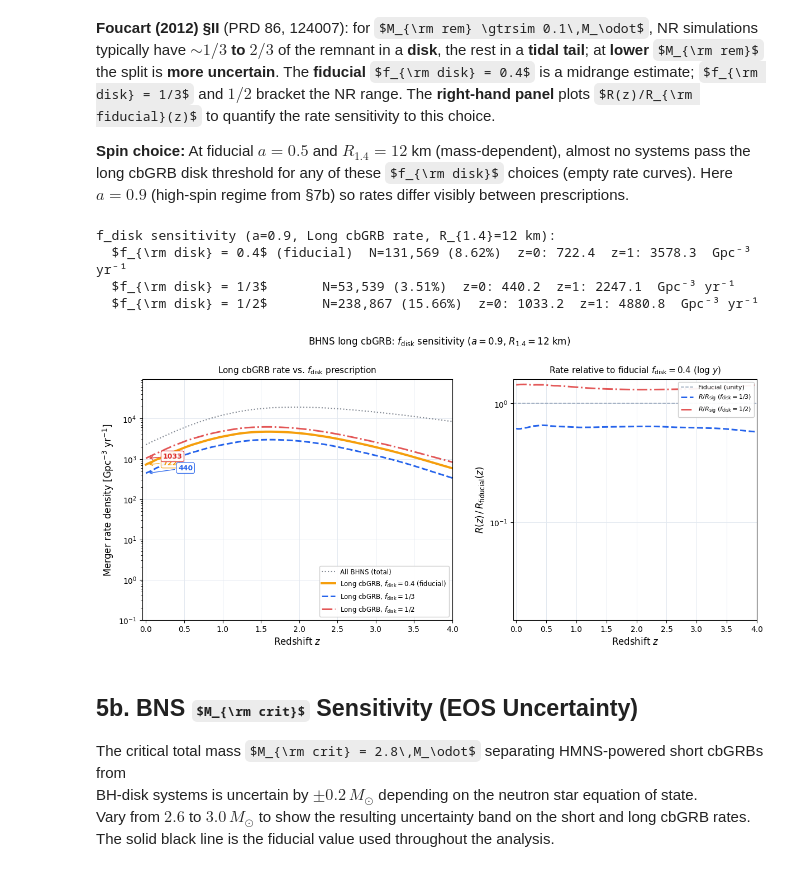
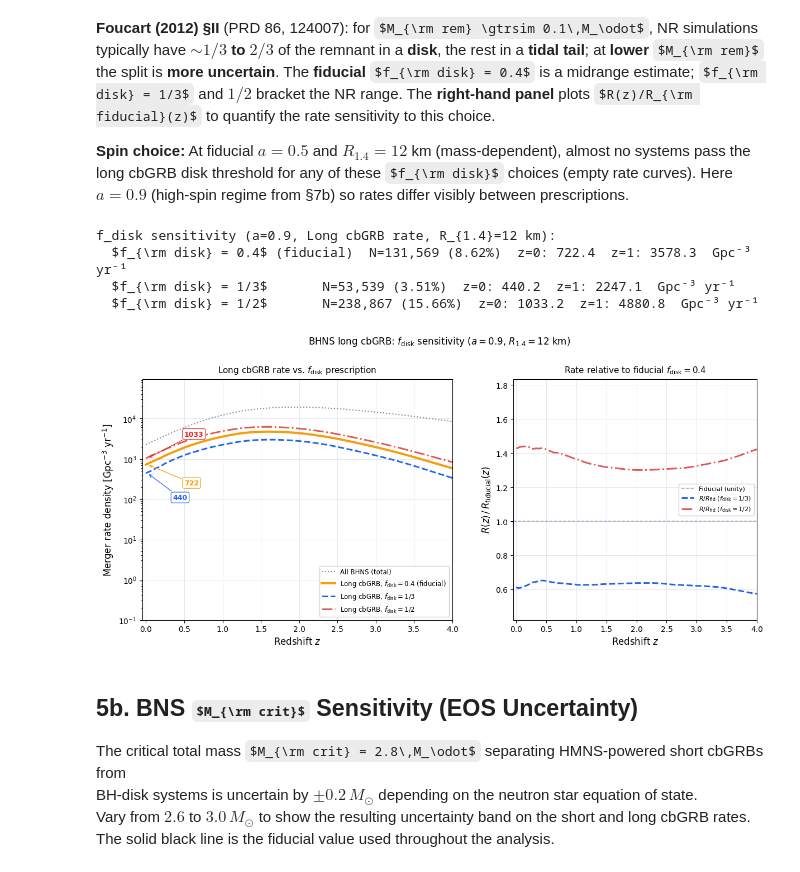
Before and after one commit to jorodgrz/GRBproject, a Jupyter notebook: GRB_CosmicRate.ipynb, the cells around one changed output. Cells and saved outputs as stored; diff of their text form; code cells hidden in the pictures; some formulas as TeX source.

```diff
--- a/GRB_CosmicRate.ipynb
+++ b/GRB_CosmicRate.ipynb
@@ -554,31 +554,36 @@ if merged:
     z0_mid = float(np.sqrt(z0_sig * z0_half))
     ax_r.annotate(
         f'{z0_sig:.0f} / {z0_half:.0f}\n$f_{{\\rm disk}}=0.4$ & $1/2$',
-        xy=(0.02, z0_mid), xytext=(0.26, z0_mid * 1.14),
+        xy=(0.02, z0_mid), xytext=(0.55, z0_mid * 2.8),
         color='#B45309', fontsize=8, fontweight='bold', va='center', ha='left',
         arrowprops=dict(arrowstyle='->', color='#B45309', lw=0.9),
         bbox=dict(boxstyle='round,pad=0.3', facecolor='#FFFBEB',
                   edgecolor='#F59E0B', alpha=0.95, lw=1.0),
     )
 else:
-    for label in (sig_key, half_key):
-        rate = merger_rates_BHNS_fdisk[label]
-        if rate.max() <= 0:
-            continue
-        zv = rate[0]
-        c = fdisk_colors[label]
+    if z0_half > 0:
         ax_r.annotate(
-            f'{zv:.0f}',
-            xy=(0.02, zv), xytext=(0.22, zv * 1.12),
-            color=c, fontsize=9, fontweight='bold', va='center',
-            arrowprops=dict(arrowstyle='->', color=c, lw=0.9),
-            bbox=dict(boxstyle='round,pad=0.25', facecolor='white', edgecolor=c, alpha=0.92, lw=0.9),
+            f'{z0_half:.0f}',
+            xy=(0.02, z0_half), xytext=(0.50, z0_half * 4.0),
+            color=fdisk_colors[half_key], fontsize=9, fontweight='bold', va='center',
+            arrowprops=dict(arrowstyle='->', color=fdisk_colors[half_key], lw=0.9),
+            bbox=dict(boxstyle='round,pad=0.25', facecolor='white',
+                      edgecolor=fdisk_colors[half_key], alpha=0.92, lw=0.9),
+        )
+    if z0_sig > 0:
+        ax_r.annotate(
+            f'{z0_sig:.0f}',
+            xy=(0.02, z0_sig), xytext=(0.50, z0_sig * 0.35),
+            color=fdisk_colors[sig_key], fontsize=9, fontweight='bold', va='center',
+            arrowprops=dict(arrowstyle='->', color=fdisk_colors[sig_key], lw=0.9),
+            bbox=dict(boxstyle='round,pad=0.25', facecolor='white',
+                      edgecolor=fdisk_colors[sig_key], alpha=0.92, lw=0.9),
         )
 
 if z0_third > 0:
     ax_r.annotate(
         f'{z0_third:.0f}',
-        xy=(0.02, z0_third), xytext=(0.42, z0_third * 1.35),
+        xy=(0.02, z0_third), xytext=(0.35, z0_third * 0.25),
         color=fdisk_colors[third_key], fontsize=9, fontweight='bold', va='center',
         arrowprops=dict(arrowstyle='->', color=fdisk_colors[third_key], lw=0.9),
         bbox=dict(boxstyle='round,pad=0.25', facecolor='white',
@@ -618,7 +623,9 @@ ax_r.set_axisbelow(True)
 
 
 # --- Ratio panel: R(z) / R_fiducial(z) ---
-r_sig = np.maximum(merger_rates_BHNS_fdisk[sig_key], 1e-99)
+r_sig = merger_rates_BHNS_fdisk[sig_key].copy()
+_sig_threshold = 0.01 * r_sig.max()
+_all_ratios = []
 ax_q.axhline(1.0, color='#94A3B8', ls='--', lw=1.1, zorder=1, label='Fiducial (unity)')
 for label, fdc in fdisk_order:
     if label == sig_key:
@@ -627,46 +634,50 @@ for label, fdc in fdisk_order:
     if rate.max() <= 0:
         continue
     ratio = np.divide(
-        rate, r_sig, out=np.full_like(rate, np.nan), where=r_sig > 0,
+        rate, r_sig, out=np.full_like(rate, np.nan),
+        where=r_sig > _sig_threshold,
     )
     c = fdisk_colors[label]
     ls = fdisk_linestyles[label]
     lw = fdisk_lw[label]
     alpha = 0.78 if label == half_key else 1.0
     ax_q.plot(
         redshifts, ratio, color=c, ls=ls, lw=lw, alpha=alpha,
-        label=f'$R/R_{{\\rm sig}}$ ({label})', zorder=2,
+        label=f'$R/R_{{\\rm fid}}$ ({label})', zorder=2,
     )
+    _all_ratios.append(ratio)
+
+_ratio_max = max(float(np.nanmax(r)) for r in _all_ratios) if _all_ratios else 1.0
+_ratio_min = min(float(np.nanmin(r)) for r in _all_ratios) if _all_ratios else 0.0
+_y_top_q = max(1.15, _ratio_max * 1.15)
+_y_bot_q = max(0, _ratio_min * 0.85 - 0.05)
 
 ax_q.set_xlim(-0.05, 4)
+ax_q.set_ylim(_y_bot_q, _y_top_q)
 ax_q.set_xlabel('Redshift $z$', fontsize=12)
 ax_q.set_ylabel(r'$R(z)\,/\,R_{\rm fiducial}(z)$', fontsize=12)
-ax_q.set_title('Rate relative to fiducial $f_{\\rm disk}=0.4$ (log $y$)', fontsize=11, pad=8)
-ax_q.legend(fontsize=8, loc='upper right', framealpha=0.94)
+ax_q.set_title('Rate relative to fiducial $f_{\\rm disk}=0.4$', fontsize=11, pad=8)
+ax_q.legend(fontsize=8, loc='center right', framealpha=0.94)
 ax_q.grid(which='major', color='#E2E8F0', linewidth=0.7, linestyle='-', zorder=0)
 ax_q.set_axisbelow(True)
-# Log scale: f=1/2 ratio ~1 and f=1/3 ratio ~0.05 both visible
-ax_q.set_yscale('log')
-ax_q.set_ylim(0.015, 1.6)
-ax_q.minorticks_off()
 
 fig.suptitle(
     r'BHNS long cbGRB: $f_{\rm disk}$ sensitivity '
     rf'($a = {a_fdisk}$, $R_{{1.4}} = 12$ km)',
     fontsize=12, y=1.02,
 )
 plt.tight_layout(rect=[0, 0, 1, 0.94])
 plt.savefig(
     '/Users/josephrodriguez/research visualization/Plots/rate_bhns_fdisk_sensitivity.png',
     dpi=150, bbox_inches='tight',
 )
 plt.show()
 # %% [output]
 f_disk sensitivity (a=0.9, Long cbGRB rate, R_{1.4}=12 km):
   $f_{\rm disk} = 0.4$ (fiducial)  N=131,569 (8.62%)  z=0: 722.4  z=1: 3578.3  Gpc⁻³ yr⁻¹
   $f_{\rm disk} = 1/3$       N=53,539 (3.51%)  z=0: 440.2  z=1: 2247.1  Gpc⁻³ yr⁻¹
   $f_{\rm disk} = 1/2$       N=238,867 (15.66%)  z=0: 1033.2  z=1: 4880.8  Gpc⁻³ yr⁻¹
-[figure, old version]
+[figure, new version]
 # %% [markdown]
 ## 5b. BNS $M_{\rm crit}$ Sensitivity (EOS Uncertainty)
 
```
Also changed, not shown: parts of 3 cells of this notebook, 14 other files.
